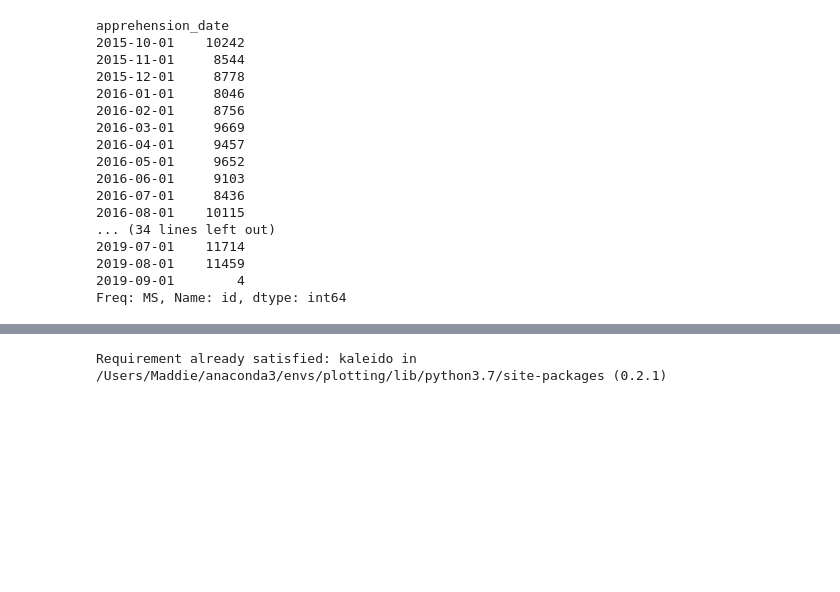
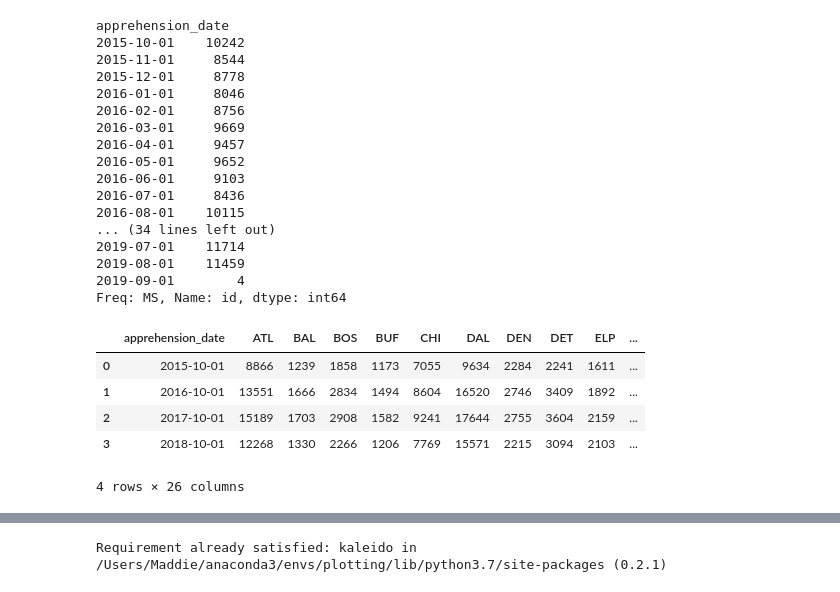
Before and after one commit to detentiondatadashboard/detention_data_dashboard, a Jupyter notebook: detention_data_dashboard/data_exploration/maddie_exploration.ipynb, the cells around one changed output, grey strips where cells are left out. Saved outputs shown, nothing was run; the diff lists cells and outputs as text; code cells hidden in the pictures; blank space fills up the shorter version.

```diff
--- a/detention_data_dashboard/data_exploration/maddie_exploration.ipynb
+++ b/detention_data_dashboard/data_exploration/maddie_exploration.ipynb
@@ -74,2 +76,13 @@ arrests_by_fy = arrests_by_fy.groupby(
+# %%
+df = pd.read_csv("arrests_by_fy.csv")
+# %%
+df
+# %% [output]
+|  | apprehension_date | ATL | BAL | BOS | BUF | CHI | DAL | DEN | DET | ELP | ... |
+| 0 | 2015-10-01 | 8866 | 1239 | 1858 | 1173 | 7055 | 9634 | 2284 | 2241 | 1611 | ... |
+| 1 | 2016-10-01 | 13551 | 1666 | 2834 | 1494 | 8604 | 16520 | 2746 | 3409 | 1892 | ... |
+| 2 | 2017-10-01 | 15189 | 1703 | 2908 | 1582 | 9241 | 17644 | 2755 | 3604 | 2159 | ... |
+| 3 | 2018-10-01 | 12268 | 1330 | 2266 | 1206 | 7769 | 15571 | 2215 | 3094 | 2103 | ... |
+4 rows × 26 columns
 # %%
 import plotly.express as px
```
Also changed, not shown: parts of 16 cells of this notebook, 2 other files.
